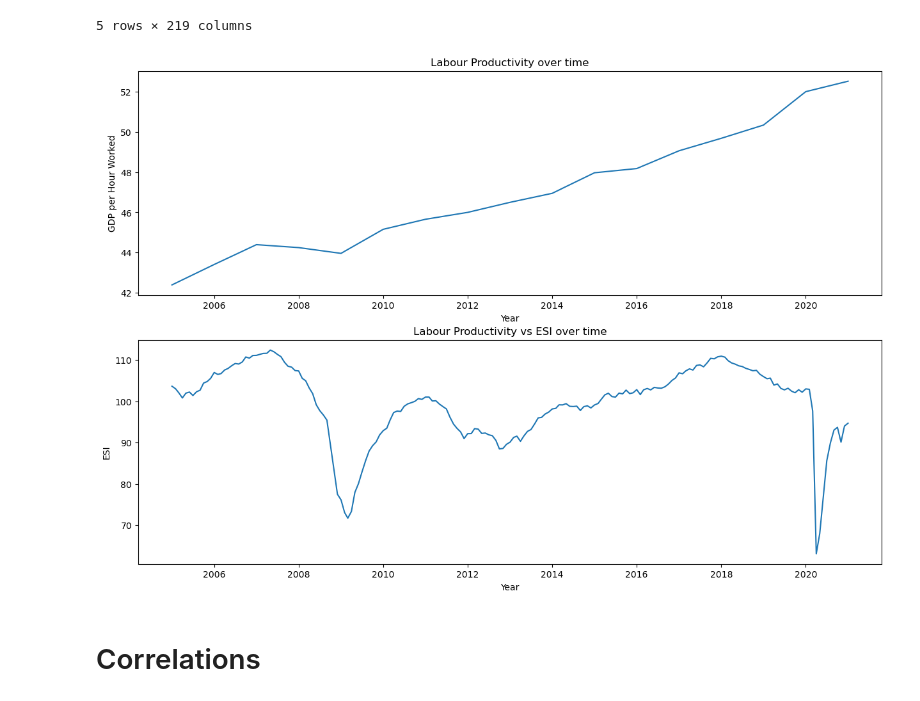
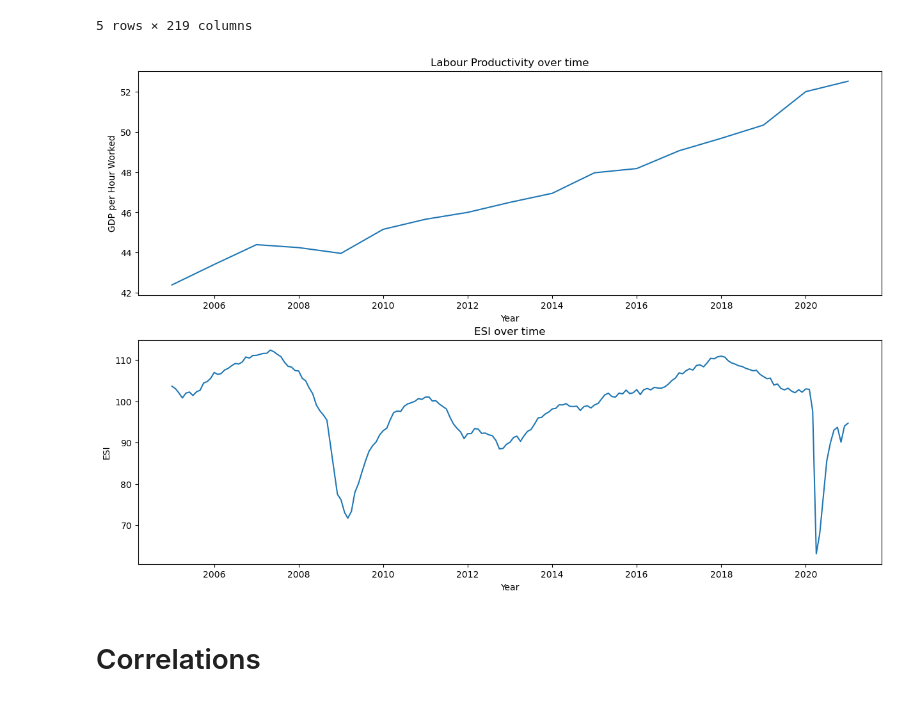
Before and after one commit to JoanneLin168/ADS-European-Productivity, a Jupyter notebook: Notebooks/productivityVsESI.ipynb, the cells around one changed output. Cells and saved outputs as stored; diff of their text form; code cells hidden in the pictures.

```diff
--- a/Notebooks/productivityVsESI.ipynb
+++ b/Notebooks/productivityVsESI.ipynb
@@ -66,32 +66,31 @@ df_esi.head()
 # %%
 # Get means of productivity and ESI
 A = df_productivity.mean(axis=0, numeric_only=True)
 B = df_esi.mean(axis=0, numeric_only=True)
 B = B[:-25] # don't include anything past Dec 2021
 
 # Combined the dataframes together and sort by date
 A = A.T
 A.index = A.index.map(lambda x: 'Jan-'+x[-2:])
 A.index = pd.to_datetime(A.index, format='%b-%y')
 
 B = B.T
 B.index = pd.to_datetime(B.index, format='%b-%y', errors='ignore')
 
 fig, ax = plt.subplots(2, 1, figsize=(15, 10))
 ax[0].plot(A, label='Productivity')
 ax[0].set_xlabel('Year')
 ax[0].set_ylabel('GDP per Hour Worked')
 ax[0].set_title('Labour Productivity over time')
 
 ax[1].plot(B, label='ESI')
 ax[1].set_xlabel('Year')
 ax[1].set_ylabel('ESI')
 ax[1].set_title('ESI over time')
 
-plt.title('Labour Productivity vs ESI over time')
 plt.show()
 # %% [output]
-[figure, old version]
+[figure, new version]
 # %% [markdown]
 # Correlations
 # %%
```
Also changed, not shown: parts of 2 cells of this notebook.
